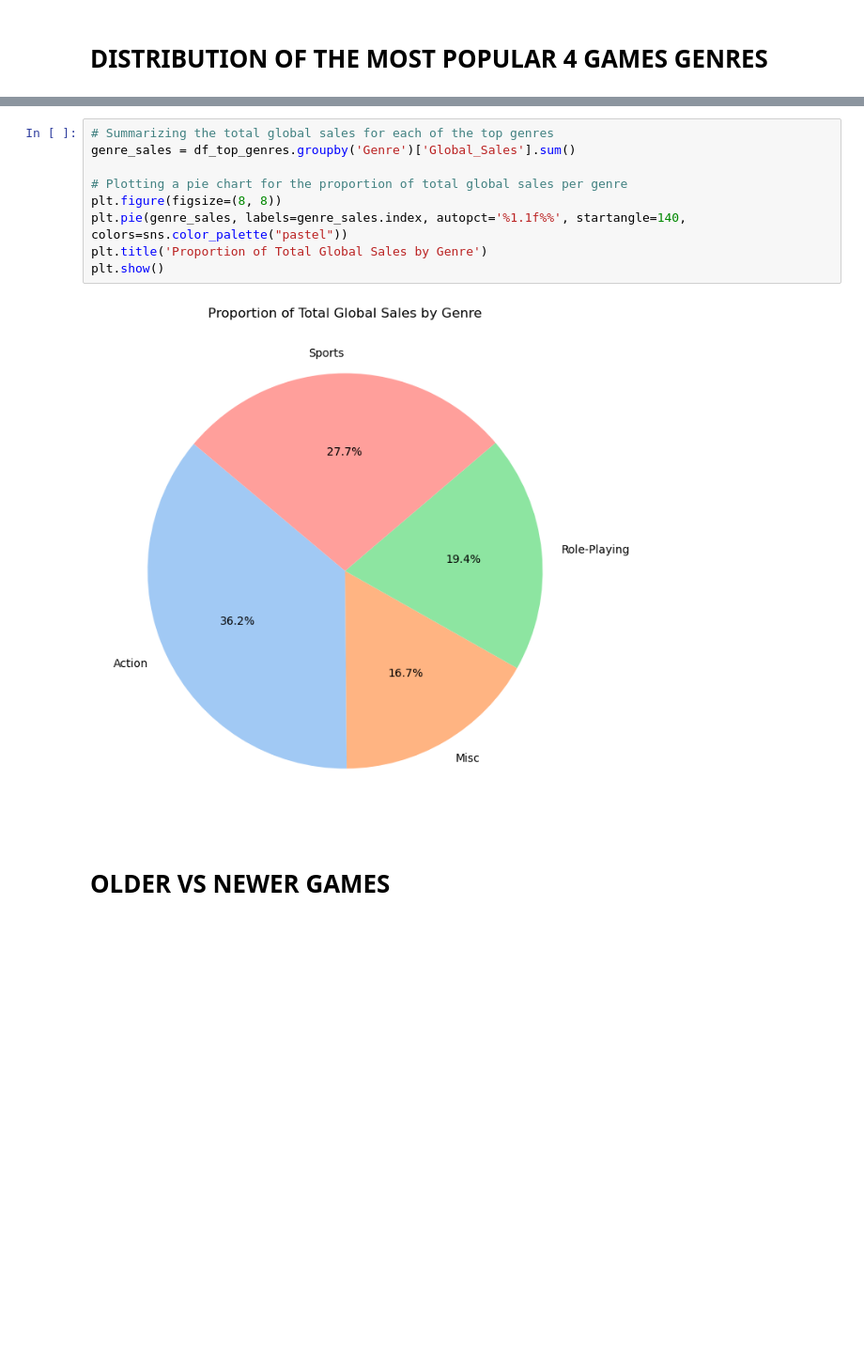
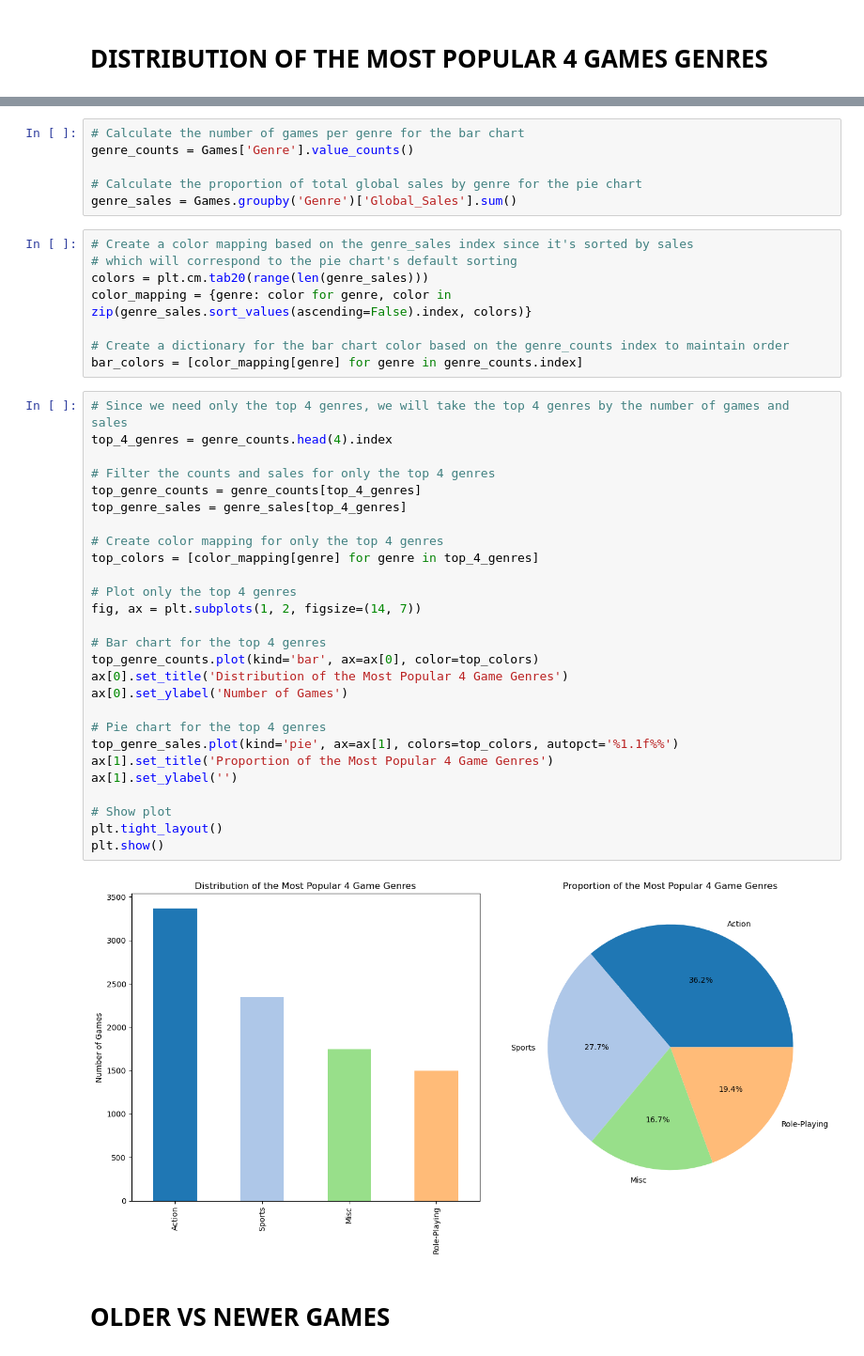
Before and after one commit to FedericoAriton99/CA-1-Data-Visualisation-Techniques, a Jupyter notebook: Federico_Ariton_DVizHDip_CA1.ipynb, the cells around one changed output, grey strips where cells are left out. Shown at 94% size. Drawn from its saved outputs; the diff is of its cells as text; blank space fills up the shorter version.

```diff
--- a/Federico_Ariton_DVizHDip_CA1.ipynb
+++ b/Federico_Ariton_DVizHDip_CA1.ipynb
@@ -334,13 +287,45 @@ plt.show()
-# %%
-# Summarizing the total global sales for each of the top genres
-genre_sales = df_top_genres.groupby('Genre')['Global_Sales'].sum()
-
-# Plotting a pie chart for the proportion of total global sales per genre
-plt.figure(figsize=(8, 8))
-plt.pie(genre_sales, labels=genre_sales.index, autopct='%1.1f%%', startangle=140, colors=sns.color_palette("pastel"))
-plt.title('Proportion of Total Global Sales by Genre')
-plt.show()
-# %% [output]
-[figure, removed]
+# %%
+# Calculate the number of games per genre for the bar chart
+genre_counts = Games['Genre'].value_counts()
+
+# Calculate the proportion of total global sales by genre for the pie chart
+genre_sales = Games.groupby('Genre')['Global_Sales'].sum()
+# %%
+# Create a color mapping based on the genre_sales index since it's sorted by sales
+# which will correspond to the pie chart's default sorting
+colors = plt.cm.tab20(range(len(genre_sales)))
+color_mapping = {genre: color for genre, color in zip(genre_sales.sort_values(ascending=False).index, colors)}
+
+# Create a dictionary for the bar chart color based on the genre_counts index to maintain order
+bar_colors = [color_mapping[genre] for genre in genre_counts.index]
+# %%
+# Since we need only the top 4 genres, we will take the top 4 genres by the number of games and sales
+top_4_genres = genre_counts.head(4).index
+
+# Filter the counts and sales for only the top 4 genres
+top_genre_counts = genre_counts[top_4_genres]
+top_genre_sales = genre_sales[top_4_genres]
+
+# Create color mapping for only the top 4 genres
+top_colors = [color_mapping[genre] for genre in top_4_genres]
+
+# Plot only the top 4 genres
+fig, ax = plt.subplots(1, 2, figsize=(14, 7))
+
+# Bar chart for the top 4 genres
+top_genre_counts.plot(kind='bar', ax=ax[0], color=top_colors)
+ax[0].set_title('Distribution of the Most Popular 4 Game Genres')
+ax[0].set_ylabel('Number of Games')
+
+# Pie chart for the top 4 genres
+top_genre_sales.plot(kind='pie', ax=ax[1], colors=top_colors, autopct='%1.1f%%')
+ax[1].set_title('Proportion of the Most Popular 4 Game Genres')
+ax[1].set_ylabel('')
+
+# Show plot
+plt.tight_layout()
+plt.show()
+# %% [output]
+[figure, added]
 # %% [markdown]
 # OLDER VS NEWER GAMES
```
Also changed, not shown: parts of 25 cells of this notebook, 3 other files.
